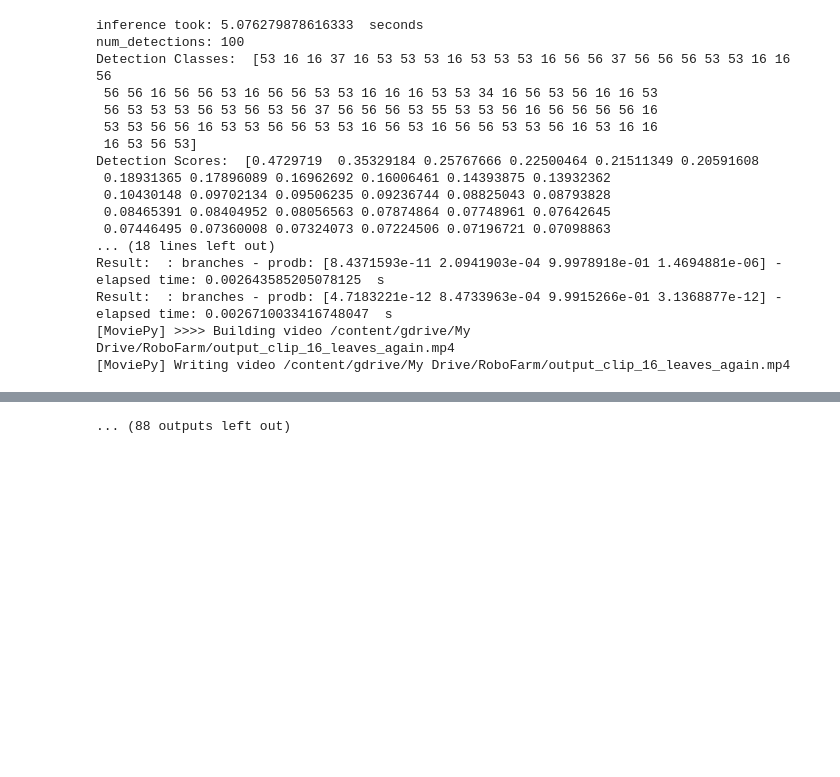
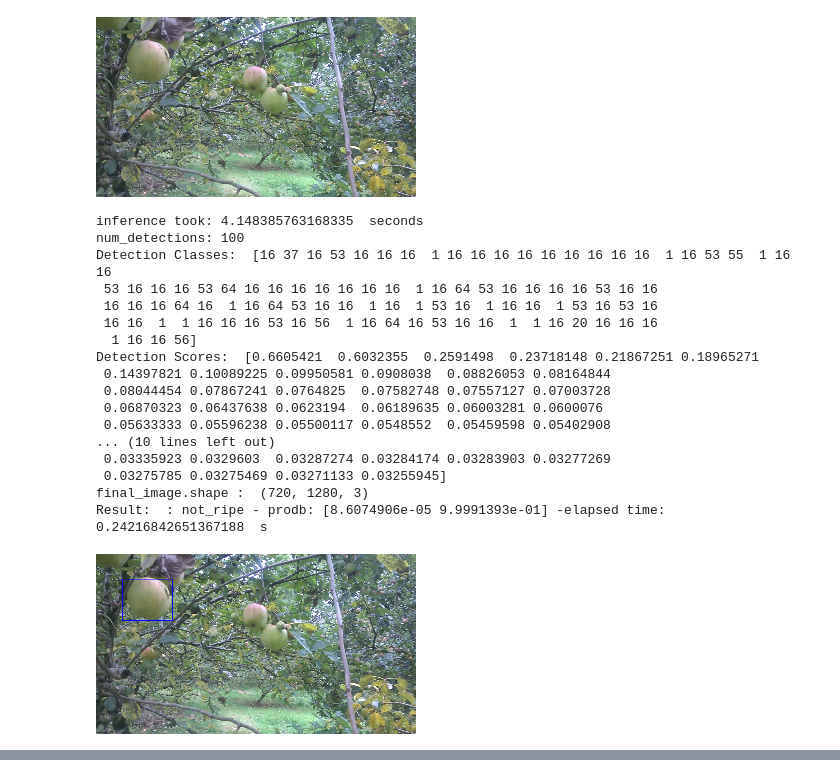
Before and after one commit to john-reilly/RoboFarm, a Jupyter notebook: Apples_version2.ipynb, the cells around one changed output, grey strips where cells are left out. Saved outputs shown, nothing was run; the diff lists cells and outputs as text; code cells hidden in the pictures; blank space fills up the shorter version.

```diff
--- a/Apples_version2.ipynb
+++ b/Apples_version2.ipynb
@@ -427,7 +427,7 @@ class ObjectClassifier:
 
       return final_image
 # %%
-#the complete pipeline
+# the pipeline
 
 
 from google.colab.patches import cv2_imshow
@@ -435,61 +435,74 @@ from moviepy.editor import VideoFileClip
 from IPython.display import HTML #from my lane line project
 import cv2
 
-# to test one one frame use this
-#clip1 = VideoFileClip(base_dir + 'APPLE_VIDEO.MP4')
-#frame = clip1.get_frame(3)#3) #19
-
-#Beware a sinlge frame colour scheme is different!
-#Before processing
-#frame = cv2.cvtColor(frame, cv2.COLOR_BGR2RGB)
-#cv2_imshow( cv2.resize(frame, None, fx = 0.25 , fy = 0.25, interpolation = cv2.INTER_CUBIC) )
 
 
 my_detector = ObjectDetector(base_dir , 'frozen_inference_graph.pb')
 my_classifier = ObjectClassifier(base_dir ,'apple_lenet_model.h5'  )
 
 
 # pipeline
 
 
 def pipeline(frame) :
 
   #Step 1: Run inference and get bounding box data
   output_dict = my_detector.run_inference_for_single_image(frame, show_stats = True) # True)
 
   #Step 2: Overlay the bounding boxes and generate cropped sub-images
   # I return final image here to allow for display you may not need to
   step_2_image, object_data, object_images  = my_detector.overlay_bounding_boxes( frame, output_dict,53, 0.10, draw_boxes = False ) #True)
 
   # Optional Display After Step 2:
   #cv2_imshow(step_2_image) #full size (Big)
   #cv2_imshow( cv2.resize(step_2_image, None, fx = 0.25 , fy = 0.25, interpolation = cv2.INTER_CUBIC) ) #resized
 
   # Step 3: Run classifer on detected object
   step_3_image = my_classifier.draw_positive_boxes(step_2_image, object_data,object_images, show_results = True)
   #cv2_imshow( cv2.resize(step_3_image, None, fx = 0.25 , fy = 0.25, interpolation = cv2.INTER_CUBIC) ) #fails here if no image or objects?
 
   return step_3_image
   #return step_2_image # use to make video of step 2 results
 
-clip1 = VideoFileClip(base_dir + 'APPLE_VIDEO.MP4').subclip(0,5)
+
+# SINGLE FRAME FOR TEST
+# to test one one frame use this
+clip1 = VideoFileClip(base_dir + 'APPLE_VIDEO.MP4')
+frame = clip1.get_frame(19)#3) #19
+
+#Beware a single frame colour scheme is different!
+#Before processing
+frame = cv2.cvtColor(frame, cv2.COLOR_BGR2RGB)
+cv2_imshow( cv2.resize(frame, None, fx = 0.25 , fy = 0.25, interpolation = cv2.INTER_CUBIC) )
+
+single_processed_image = pipeline(frame)
+cv2_imshow( cv2.resize(single_processed_image, None, fx = 0.25 , fy = 0.25, interpolation = cv2.INTER_CUBIC) )
+
+
+# CLIP , use subclip for reduce size, full video over 1 and a half minutes
+#
+'''
+clip1 = VideoFileClip(base_dir + 'APPLE_VIDEO.MP4').subclip(0,5) # <----- First 5 seconds
 output_clip = clip1.fl_image(pipeline)
-output_clip.write_videofile(base_dir + 'output_clip_16_leaves_again.mp4', audio = False)
+output_clip.write_videofile(base_dir + 'output_clip_TEST.mp4', audio = False)
+'''
 # %% [output]
+[figure, added]
-inference took: 5.076279878616333  seconds
+inference took: 4.148385763168335  seconds
 num_detections: 100
-Detection Classes:  [53 16 16 37 16 53 53 53 16 53 53 53 16 56 56 37 56 56 56 53 53 16 16 56
- 56 56 16 56 56 53 16 56 56 53 53 16 16 16 53 53 34 16 56 53 56 16 16 53
- 56 53 53 53 56 53 56 53 56 37 56 56 56 53 55 53 53 56 16 56 56 56 56 16
- 53 53 56 56 16 53 53 56 56 53 53 16 56 53 16 56 56 53 53 56 16 53 16 16
- 16 53 56 53]
-Detection Scores:  [0.4729719  0.35329184 0.25767666 0.22500464 0.21511349 0.20591608
- 0.18931365 0.17896089 0.16962692 0.16006461 0.14393875 0.13932362
- 0.10430148 0.09702134 0.09506235 0.09236744 0.08825043 0.08793828
- 0.08465391 0.08404952 0.08056563 0.07874864 0.07748961 0.07642645
- 0.07446495 0.07360008 0.07324073 0.07224506 0.07196721 0.07098863
-... (18 lines left out)
-Result:  : branches - prodb: [8.4371593e-11 2.0941903e-04 9.9978918e-01 1.4694881e-06] -elapsed time: 0.002643585205078125  s
-Result:  : branches - prodb: [4.7183221e-12 8.4733963e-04 9.9915266e-01 3.1368877e-12] -elapsed time: 0.0026710033416748047  s
-[MoviePy] >>>> Building video /content/gdrive/My Drive/RoboFarm/output_clip_16_leaves_again.mp4
-[MoviePy] Writing video /content/gdrive/My Drive/RoboFarm/output_clip_16_leaves_again.mp4
+Detection Classes:  [16 37 16 53 16 16 16  1 16 16 16 16 16 16 16 16 16  1 16 53 55  1 16 16
+ 53 16 16 16 53 64 16 16 16 16 16 16 16  1 16 64 53 16 16 16 16 53 16 16
+ 16 16 16 64 16  1 16 64 53 16 16  1 16  1 53 16  1 16 16  1 53 16 53 16
+ 16 16  1  1 16 16 16 53 16 56  1 16 64 16 53 16 16  1  1 16 20 16 16 16
+  1 16 16 56]
+Detection Scores:  [0.6605421  0.6032355  0.2591498  0.23718148 0.21867251 0.18965271
+ 0.14397821 0.10089225 0.09950581 0.0908038  0.08826053 0.08164844
+ 0.08044454 0.07867241 0.0764825  0.07582748 0.07557127 0.07003728
+ 0.06870323 0.06437638 0.0623194  0.06189635 0.06003281 0.0600076
+ 0.05633333 0.05596238 0.05500117 0.0548552  0.05459598 0.05402908
+... (10 lines left out)
+ 0.03335923 0.0329603  0.03287274 0.03284174 0.03283903 0.03277269
+ 0.03275785 0.03275469 0.03271133 0.03255945]
+final_image.shape :  (720, 1280, 3)
+Result:  : not_ripe - prodb: [8.6074906e-05 9.9991393e-01] -elapsed time: 0.24216842651367188  s
+[figure, added]
@@ -683 +509,0 @@ Result:  : branches - prodb: [3.3418462e-16 1.8162125e-09 1.0000000e+00 6.709712
-... (88 outputs left out)
```
Also changed, not shown: parts of 6 cells of this notebook.
